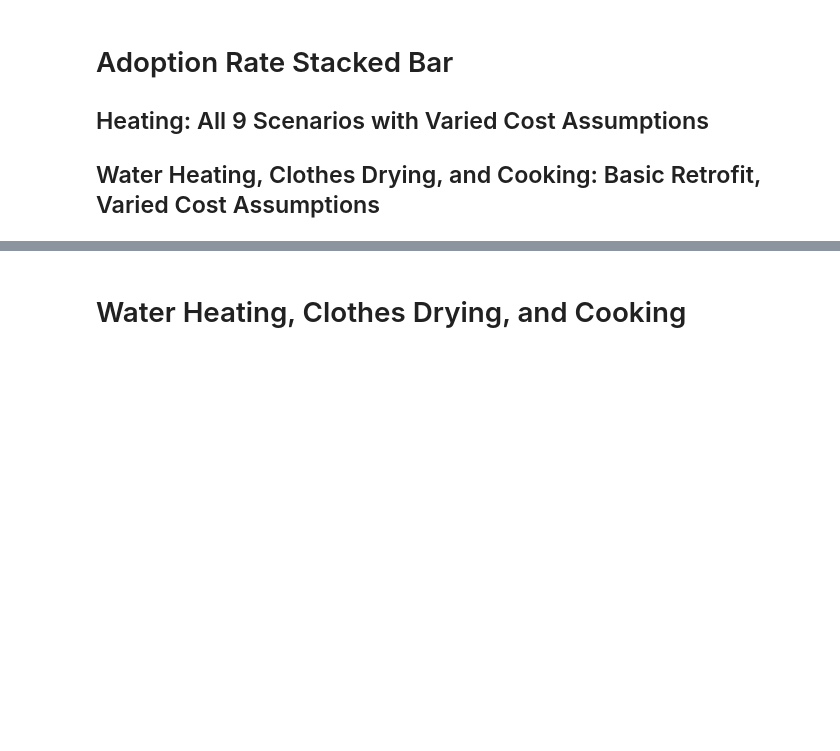
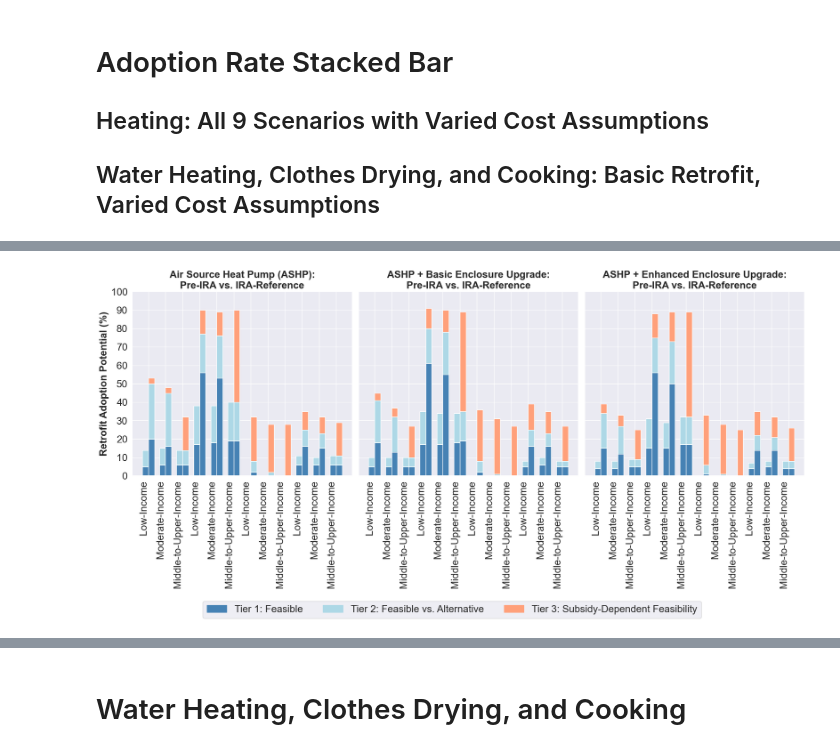
Before and after one commit to jordan-joseph126/cmu-tare-model, a Jupyter notebook: tare_model_main_v1.4.1.ipynb, the cells around one changed output, grey strips where cells are left out. Drawn from its saved outputs; the diff is of its cells as text; code cells hidden in the pictures; blank space fills up the shorter version.

```diff
--- a/tare_model_main_v1.4.1.ipynb
+++ b/tare_model_main_v1.4.1.ipynb
@@ -952,26 +1277,29 @@ df_multiIndex_advanced_cooking_adoption = create_multiIndex_adoption_df(df_advan
 # %%
+# LRMER
 # SPACE HEATING - ALL 3 SCENARIOS
 # Function call remains as before
 subplot_grid_adoption_vBar(
-    dataframes=[df_multiIndex_basic_heating_adoption,
-                df_multiIndex_moderate_heating_adoption,
-                df_multiIndex_advanced_heating_adoption,
+    dataframes=[df_multiIndex_basic_heating_adoption_lrmer,
+                df_multiIndex_moderate_heating_adoption_lrmer,
+                df_multiIndex_advanced_heating_adoption_lrmer,
                ],
     scenarios_list = [
-        ['preIRA_mp8_heating_adoption', 'iraRef_mp8_heating_adoption'],
-        ['preIRA_mp9_heating_adoption', 'iraRef_mp9_heating_adoption'],
-        ['preIRA_mp10_heating_adoption', 'iraRef_mp10_heating_adoption']
+        ['preIRA_mp8_heating_adoption_lrmer', 'iraRef_mp8_heating_adoption_lrmer'],
+        ['preIRA_mp9_heating_adoption_lrmer', 'iraRef_mp9_heating_adoption_lrmer'],
+        ['preIRA_mp10_heating_adoption_lrmer', 'iraRef_mp10_heating_adoption_lrmer']
     ],
     subplot_positions=[(0, 0), (0, 1), (0, 2)],
     # x_labels=["", "",
     #           "", "",
     #           "", "Household Income Designation and Baseline Fuel (Pre-Retrofit)",
     #          ],
     plot_titles=["Air Source Heat Pump (ASHP):\nPre-IRA vs. IRA-Reference", "ASHP + Basic Enclosure Upgrade:\nPre-IRA vs. IRA-Reference", "ASHP + Enhanced Enclosure Upgrade:\nPre-IRA vs. IRA-Reference"],
     y_labels=["Retrofit Adoption Potential (%)", "", "",
              ],
     figure_size=(20,10),
     sharex=True,
     sharey=True,
 #     filter_fuel=['Natural Gas', 'Electricity', 'Propane']
 )
+# %% [output]
+[figure, added]
```
Also changed, not shown: parts of 37 cells of this notebook, 6 other files.
